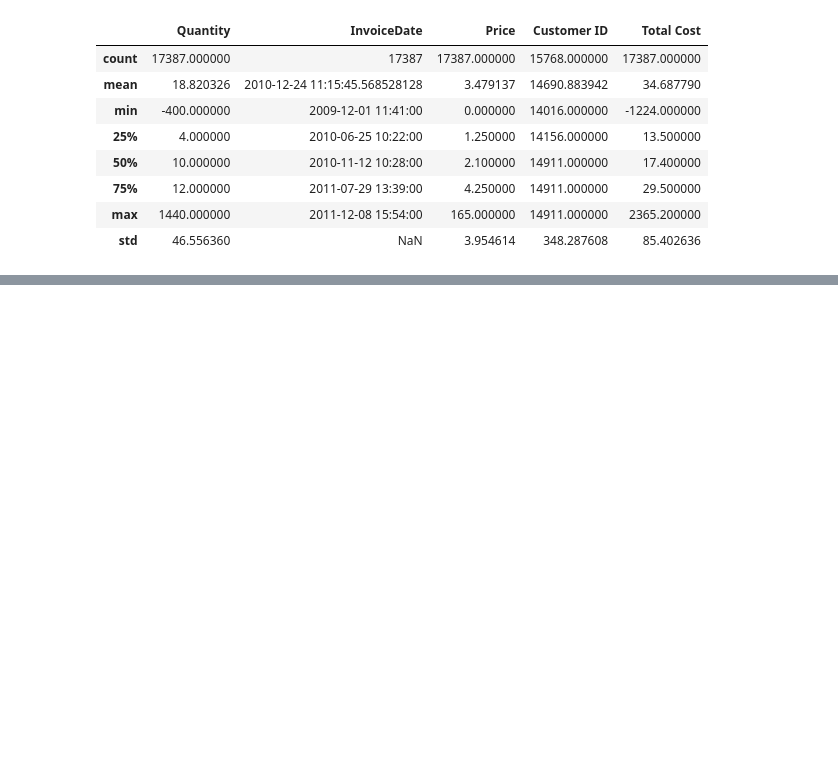
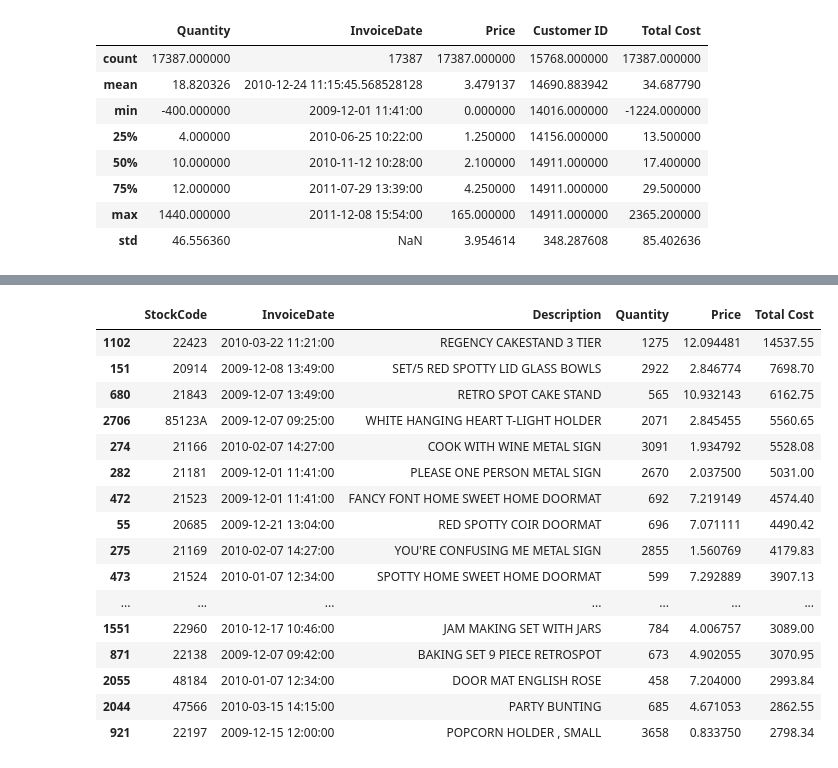
Before and after one commit to Ri-Dearg/ca2-market-retail, a Jupyter notebook: ca2-market-retail.ipynb, the cells around one changed output, grey strips where cells are left out. Saved outputs shown, nothing was run; the diff lists cells and outputs as text; code cells hidden in the pictures; blank space fills up the shorter version.

```diff
--- a/ca2-market-retail.ipynb
+++ b/ca2-market-retail.ipynb
@@ -375,0 +386,26 @@ plt.show()
+# %%
+top_20_products = (
+    product_revenue
+    .sort_values("Total Cost", ascending=False)
+    .head(20)
+)
+
+top_20_products
+# %% [output]
+|  | StockCode | InvoiceDate | Description | Quantity | Price | Total Cost |
+| 1102 | 22423 | 2010-03-22 11:21:00 | REGENCY CAKESTAND 3 TIER | 1275 | 12.094481 | 14537.55 |
+| 151 | 20914 | 2009-12-08 13:49:00 | SET/5 RED SPOTTY LID GLASS BOWLS | 2922 | 2.846774 | 7698.70 |
+| 680 | 21843 | 2009-12-07 13:49:00 | RETRO SPOT CAKE STAND | 565 | 10.932143 | 6162.75 |
+| 2706 | 85123A | 2009-12-07 09:25:00 | WHITE HANGING HEART T-LIGHT HOLDER | 2071 | 2.845455 | 5560.65 |
+| 274 | 21166 | 2010-02-07 14:27:00 | COOK WITH WINE METAL SIGN | 3091 | 1.934792 | 5528.08 |
+| 282 | 21181 | 2009-12-01 11:41:00 | PLEASE ONE PERSON METAL SIGN | 2670 | 2.037500 | 5031.00 |
+| 472 | 21523 | 2009-12-01 11:41:00 | FANCY FONT HOME SWEET HOME DOORMAT | 692 | 7.219149 | 4574.40 |
+| 55 | 20685 | 2009-12-21 13:04:00 | RED SPOTTY COIR DOORMAT | 696 | 7.071111 | 4490.42 |
+| 275 | 21169 | 2010-02-07 14:27:00 | YOU'RE CONFUSING ME METAL SIGN | 2855 | 1.560769 | 4179.83 |
+| 473 | 21524 | 2010-01-07 12:34:00 | SPOTTY HOME SWEET HOME DOORMAT | 599 | 7.292889 | 3907.13 |
+| ... | ... | ... | ... | ... | ... | ... |
+| 1551 | 22960 | 2010-12-17 10:46:00 | JAM MAKING SET WITH JARS | 784 | 4.006757 | 3089.00 |
+| 871 | 22138 | 2009-12-07 09:42:00 | BAKING SET 9 PIECE RETROSPOT | 673 | 4.902055 | 3070.95 |
+| 2055 | 48184 | 2010-01-07 12:34:00 | DOOR MAT ENGLISH ROSE | 458 | 7.204000 | 2993.84 |
+| 2044 | 47566 | 2010-03-15 14:15:00 | PARTY BUNTING | 685 | 4.671053 | 2862.55 |
+| 921 | 22197 | 2009-12-15 12:00:00 | POPCORN HOLDER , SMALL | 3658 | 0.833750 | 2798.34 |
```
Also changed, not shown: parts of 3 cells of this notebook.
